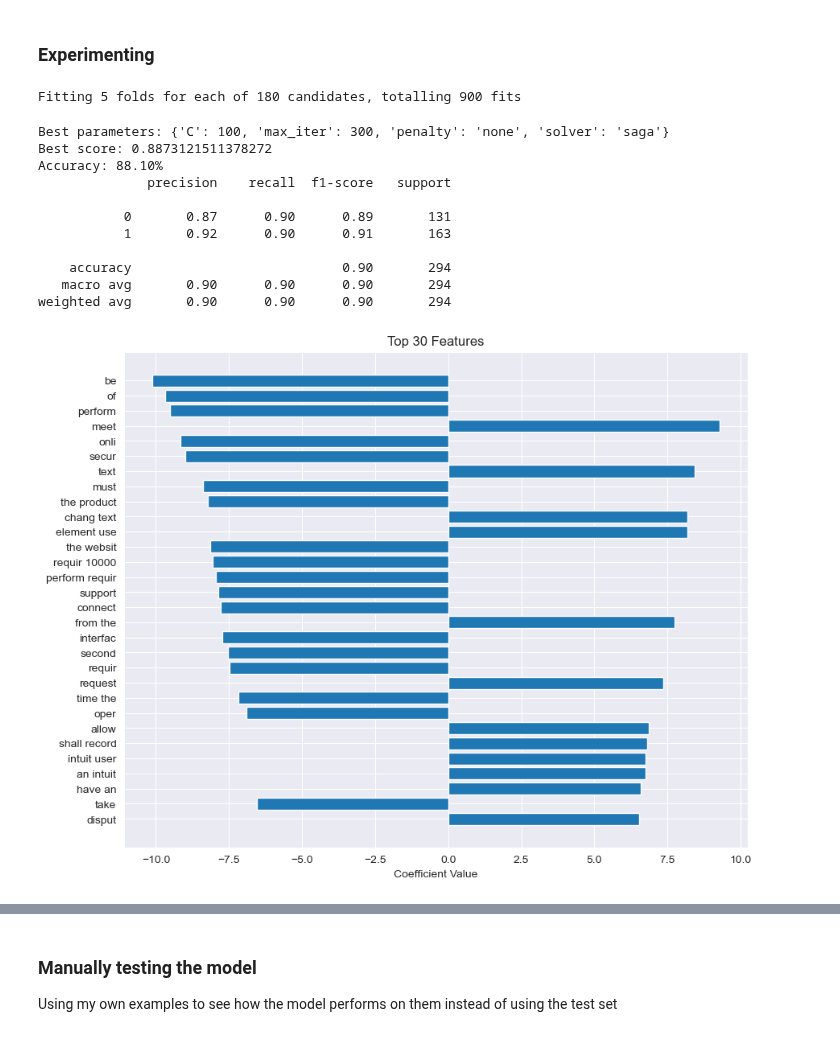
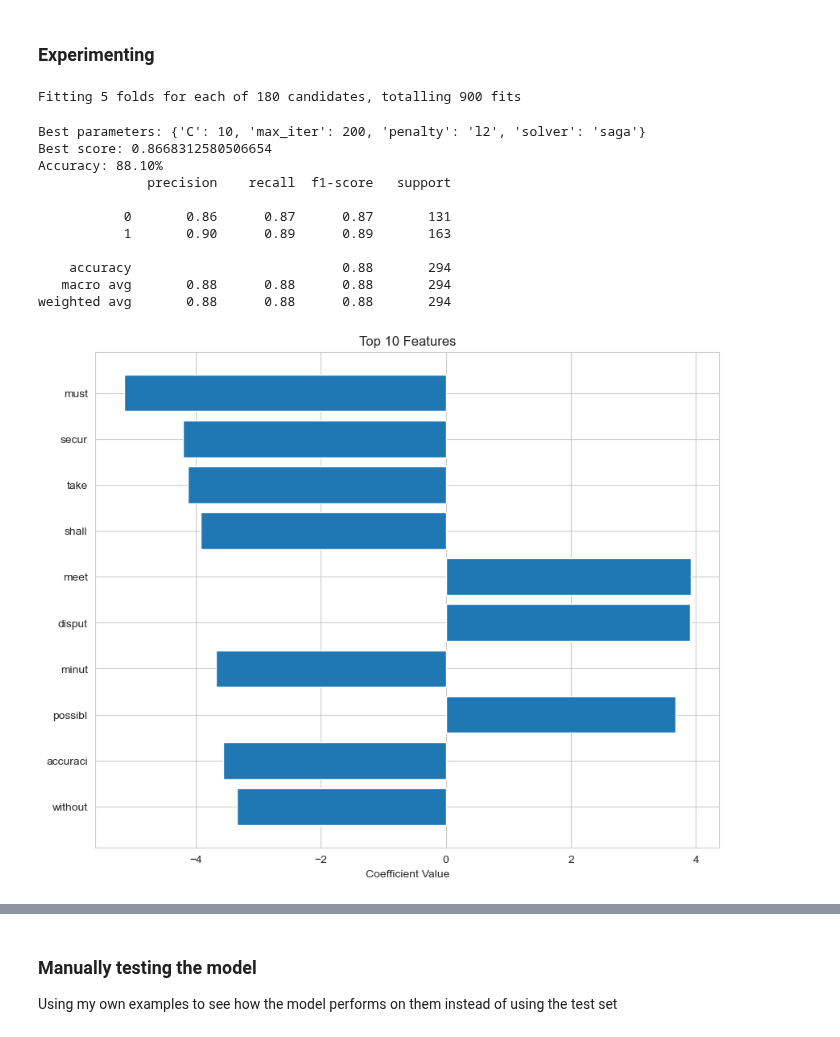
Before and after one commit to NickBres/SoftwareRequirementsClassification, a Jupyter notebook: LogR.ipynb, the cells around one changed output, grey strips where cells are left out. Cells and saved outputs as stored; diff of their text form; code cells hidden in the pictures.

```diff
--- a/LogR.ipynb
+++ b/LogR.ipynb
@@ -219,10 +211,10 @@ def draw_important_features(model, vectorizer):
 
     # Plot the top 20 features
     plt.figure(figsize=(10, 8))
-    plt.barh(importance_df['Feature'][:30], importance_df['Importance'][:30])
+    plt.barh(importance_df['Feature'][:10], importance_df['Importance'][:10])
     plt.gca().invert_yaxis()  # Invert the y-axis to show the most important feature at the top
     plt.xlabel('Coefficient Value')
-    plt.title('Top 30 Features')
+    plt.title('Top 10 Features')
     plt.show()
 # %%
 from sklearn.metrics import confusion_matrix
@@ -243,7 +235,7 @@ def draw_confusion_matrix(y_test, y_pred):
     plt.ylabel('True Label')
     plt.show()
 # %%
-def run_experiment(df, preprocessing_params, ngram_range):
+def run_experiment(df, preprocessing_params):
     """
     Run an experiment to train a logistic regression model with the best hyperparameters found using grid search.
     Evaluates the model using cross-validation and on a test set, and displays the model's important features and confusion matrix.
@@ -254,7 +246,8 @@ def run_experiment(df, preprocessing_params, ngram_range):
     - ngram_range: Tuple indicating the range of n-grams to be used in vectorization.
     """
     # Extract preprocessing parameters
-    lemmatize = preprocessing_params.get('lemmatize', True)
+    lemmatize = preprocessing_params.get('lemmatize', False)
+    stemming = preprocessing_params.get('stemming', False)
     delete_stopwords = preprocessing_params.get('delete_stopwords', True)
     with_numbers = preprocessing_params.get('with_numbers', True)
     normalize_numbers = preprocessing_params.get('normalize_numbers', True)
@@ -262,14 +255,14 @@ def run_experiment(df, preprocessing_params, ngram_range):
     # Prepare the data
     y = df['Type']
     # Preprocess the requirements to convert them into 'clean' words
-    X = [req_to_words(req, lemmatize=lemmatize, delete_stopwords=delete_stopwords, with_numbers=with_numbers, normalize_numbers=normalize_numbers) for req in df['Requirement']]
+    X = [req_to_words(req, lemmatize=lemmatize,stemming= stemming, delete_stopwords=delete_stopwords, with_numbers=with_numbers, normalize_numbers=normalize_numbers) for req in df['Requirement']]
 
 
     # Split the data
     X_train, X_test, y_train, y_test = train_test_split(X, y, test_size=0.3, random_state=42)
 
     # Vectorize the text
-    vectorizer = TfidfVectorizer(ngram_range=ngram_range)
+    vectorizer = TfidfVectorizer()
     X_train = vectorizer.fit_transform(X_train)
     X_test = vectorizer.transform(X_test)
 
@@ -299,24 +292,24 @@ def run_experiment(df, preprocessing_params, ngram_range):
 ### Experimenting
 # %%
 preprocessing_params = {
-    'lemmatize': False,
-    'delete_stopwords': False,
-    'with_numbers': True,
-    'normalize_numbers': False
+    'lemmatize': False, # use lemmatization false by default
+    'stemming': True, # use stemming false by default
+    'delete_stopwords': True, # delete stopwords like 'the', 'and', etc.
+    'with_numbers': False, # keep numbers or not
+    'normalize_numbers': True # normalize numbers to a single token (will only work if with_numbers is True)
 }
-ngram_range = (1, 2)
-model, vectorizer = run_experiment(df, preprocessing_params, ngram_range)
+model, vectorizer = run_experiment(df, preprocessing_params)
 # %% [output]
 Fitting 5 folds for each of 180 candidates, totalling 900 fits
-Best parameters: {'C': 100, 'max_iter': 300, 'penalty': 'none', 'solver': 'saga'}
-Best score: 0.8873121511378272
+Best parameters: {'C': 10, 'max_iter': 200, 'penalty': 'l2', 'solver': 'saga'}
+Best score: 0.8668312580506654
 Accuracy: 88.10%
               precision    recall  f1-score   support
 
-           0       0.87      0.90      0.89       131
-           1       0.92      0.90      0.91       163
+           0       0.86      0.87      0.87       131
+           1       0.90      0.89      0.89       163
 
-    accuracy                           0.90       294
-   macro avg       0.90      0.90      0.90       294
-weighted avg       0.90      0.90      0.90       294
+    accuracy                           0.88       294
+   macro avg       0.88      0.88      0.88       294
+weighted avg       0.88      0.88      0.88       294
-[figure, old version]
+[figure, new version]
```
Also changed, not shown: parts of 9 cells of this notebook, 1 other file.
